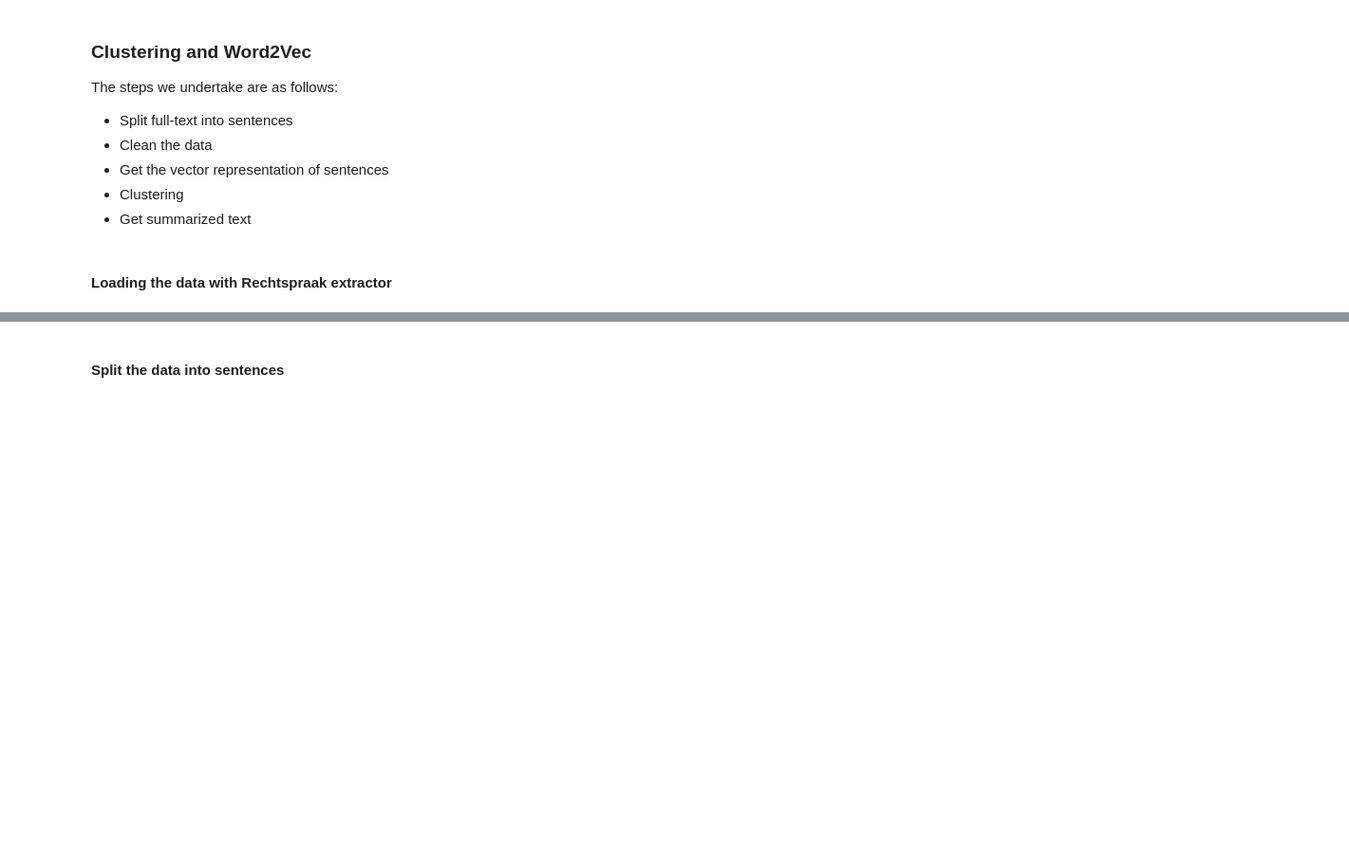
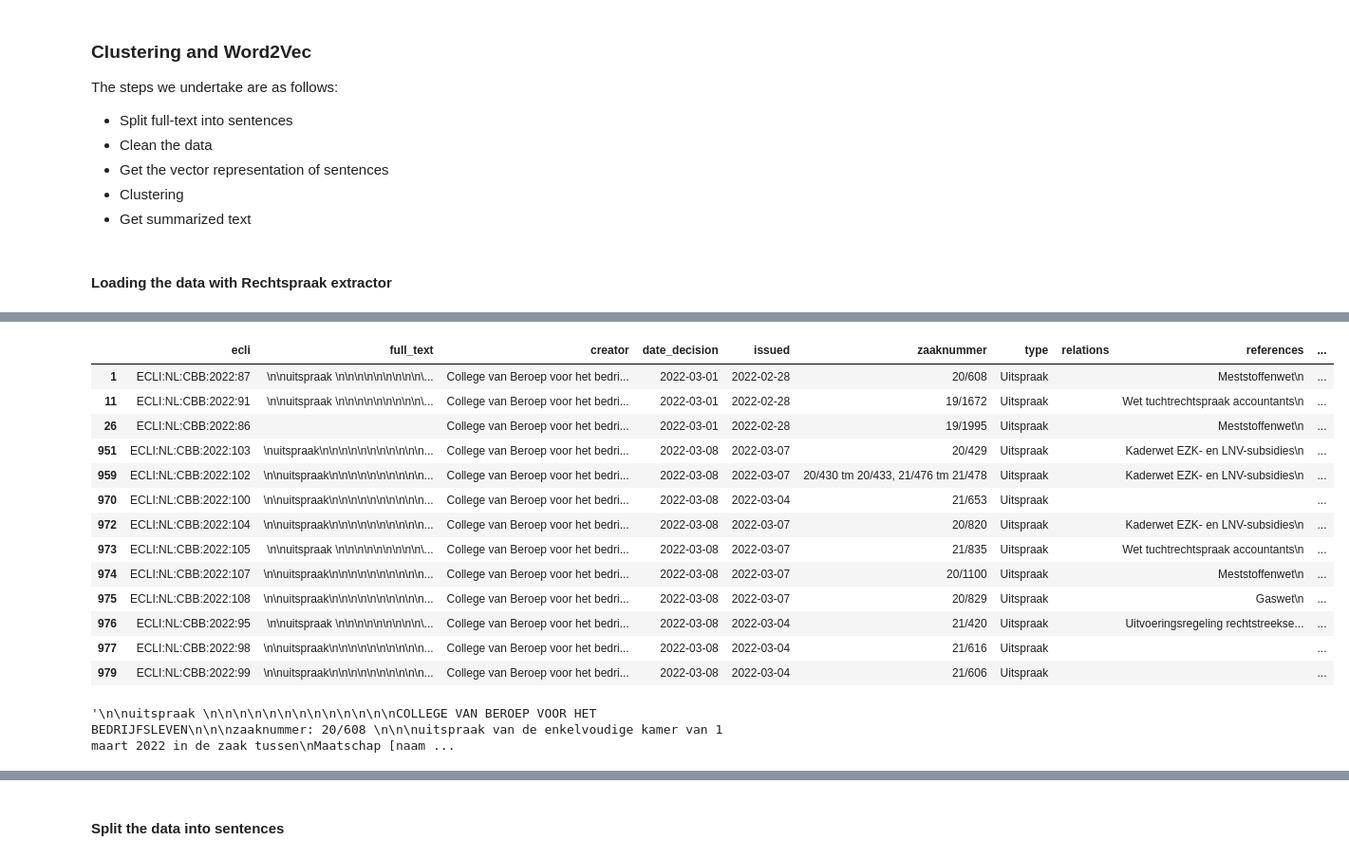
Before and after one commit to ChloeCro/Summarization, a Jupyter notebook: visualization/rechtspraak.ipynb, the cells around one changed output, grey strips where cells are left out. Shown at 95% size. Cells and saved outputs as stored; diff of their text form; code cells hidden in the pictures; blank space fills up the shorter version.

```diff
--- a/visualization/rechtspraak.ipynb
+++ b/visualization/rechtspraak.ipynb
@@ -219,2 +219,25 @@ df_metadata
 1000 rows × 14 columns
+# %%
+filtered_df = df_metadata[df_metadata['ecli'].str.contains('ECLI:NL:CBB:')]
+filtered_df
+# %% [output]
+|  | ecli | full_text | creator | date_decision | issued | zaaknummer | type | relations | references | ... |
+| 1 | ECLI:NL:CBB:2022:87 | \n\nuitspraak \n\n\n\n\n\n\n\n\n\... | College van Beroep voor het bedri... | 2022-03-01 | 2022-02-28 | 20/608 | Uitspraak |  | Meststoffenwet\n | ... |
+| 11 | ECLI:NL:CBB:2022:91 | \n\nuitspraak \n\n\n\n\n\n\n\n\n\... | College van Beroep voor het bedri... | 2022-03-01 | 2022-02-28 | 19/1672 | Uitspraak |  | Wet tuchtrechtspraak accountants\n | ... |
+| 26 | ECLI:NL:CBB:2022:86 |  | College van Beroep voor het bedri... | 2022-03-01 | 2022-02-28 | 19/1995 | Uitspraak |  | Meststoffenwet\n | ... |
+| 951 | ECLI:NL:CBB:2022:103 | \nuitspraak\n\n\n\n\n\n\n\n\n\n\n... | College van Beroep voor het bedri... | 2022-03-08 | 2022-03-07 | 20/429 | Uitspraak |  | Kaderwet EZK- en LNV-subsidies\n | ... |
+| 959 | ECLI:NL:CBB:2022:102 | \n\nuitspraak\n\n\n\n\n\n\n\n\n\n... | College van Beroep voor het bedri... | 2022-03-08 | 2022-03-07 | 20/430 tm 20/433, 21/476 tm 21/478 | Uitspraak |  | Kaderwet EZK- en LNV-subsidies\n | ... |
+| 970 | ECLI:NL:CBB:2022:100 | \n\nuitspraak\n\n\n\n\n\n\n\n\n\n... | College van Beroep voor het bedri... | 2022-03-08 | 2022-03-04 | 21/653 | Uitspraak |  |  | ... |
+| 972 | ECLI:NL:CBB:2022:104 | \n\nuitspraak\n\n\n\n\n\n\n\n\n\n... | College van Beroep voor het bedri... | 2022-03-08 | 2022-03-07 | 20/820 | Uitspraak |  | Kaderwet EZK- en LNV-subsidies\n | ... |
+| 973 | ECLI:NL:CBB:2022:105 | \n\nuitspraak \n\n\n\n\n\n\n\n\n\... | College van Beroep voor het bedri... | 2022-03-08 | 2022-03-07 | 21/835 | Uitspraak |  | Wet tuchtrechtspraak accountants\n | ... |
+| 974 | ECLI:NL:CBB:2022:107 | \n\nuitspraak\n\n\n\n\n\n\n\n\n\n... | College van Beroep voor het bedri... | 2022-03-08 | 2022-03-07 | 20/1100 | Uitspraak |  | Meststoffenwet\n | ... |
+| 975 | ECLI:NL:CBB:2022:108 | \n\nuitspraak\n\n\n\n\n\n\n\n\n\n... | College van Beroep voor het bedri... | 2022-03-08 | 2022-03-07 | 20/829 | Uitspraak |  | Gaswet\n | ... |
+| 976 | ECLI:NL:CBB:2022:95 | \n\nuitspraak \n\n\n\n\n\n\n\n\n\... | College van Beroep voor het bedri... | 2022-03-08 | 2022-03-04 | 21/420 | Uitspraak |  | Uitvoeringsregeling rechtstreekse... | ... |
+| 977 | ECLI:NL:CBB:2022:98 | \n\nuitspraak\n\n\n\n\n\n\n\n\n\n... | College van Beroep voor het bedri... | 2022-03-08 | 2022-03-04 | 21/616 | Uitspraak |  |  | ... |
+| 979 | ECLI:NL:CBB:2022:99 | \n\nuitspraak\n\n\n\n\n\n\n\n\n\n... | College van Beroep voor het bedri... | 2022-03-08 | 2022-03-04 | 21/606 | Uitspraak |  |  | ... |
+# %%
+text = df_metadata.iloc[1].full_text
+print(repr(text))
+# %% [output]
+'\n\nuitspraak \n\n\n\n\n\n\n\n\n\n\n\n\nCOLLEGE VAN BEROEP VOOR HET BEDRIJFSLEVEN\n\n\nzaaknummer: 20/608 \n\n\nuitspraak van de enkelvoudige kamer van 1 maart 2022 in de zaak tussen\nMaatschap [naam ...
 # %%
```
Also changed, not shown: parts of 6 cells of this notebook, 20 other files.
